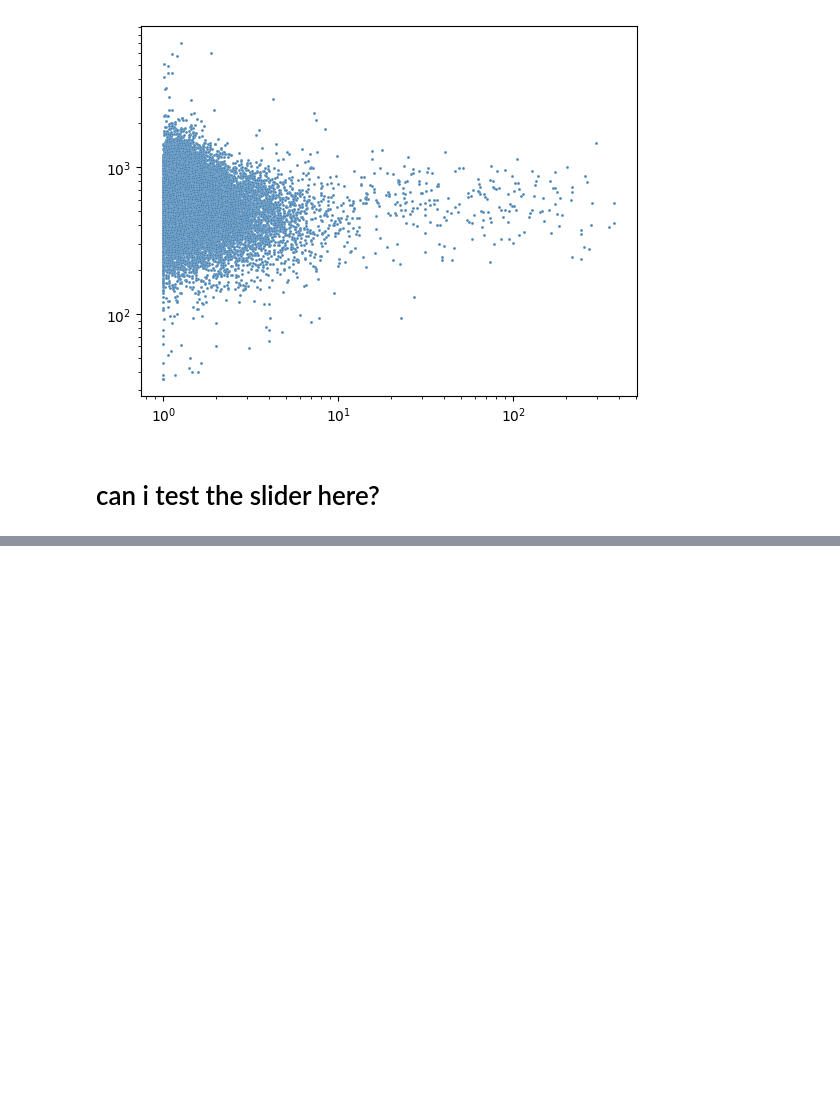
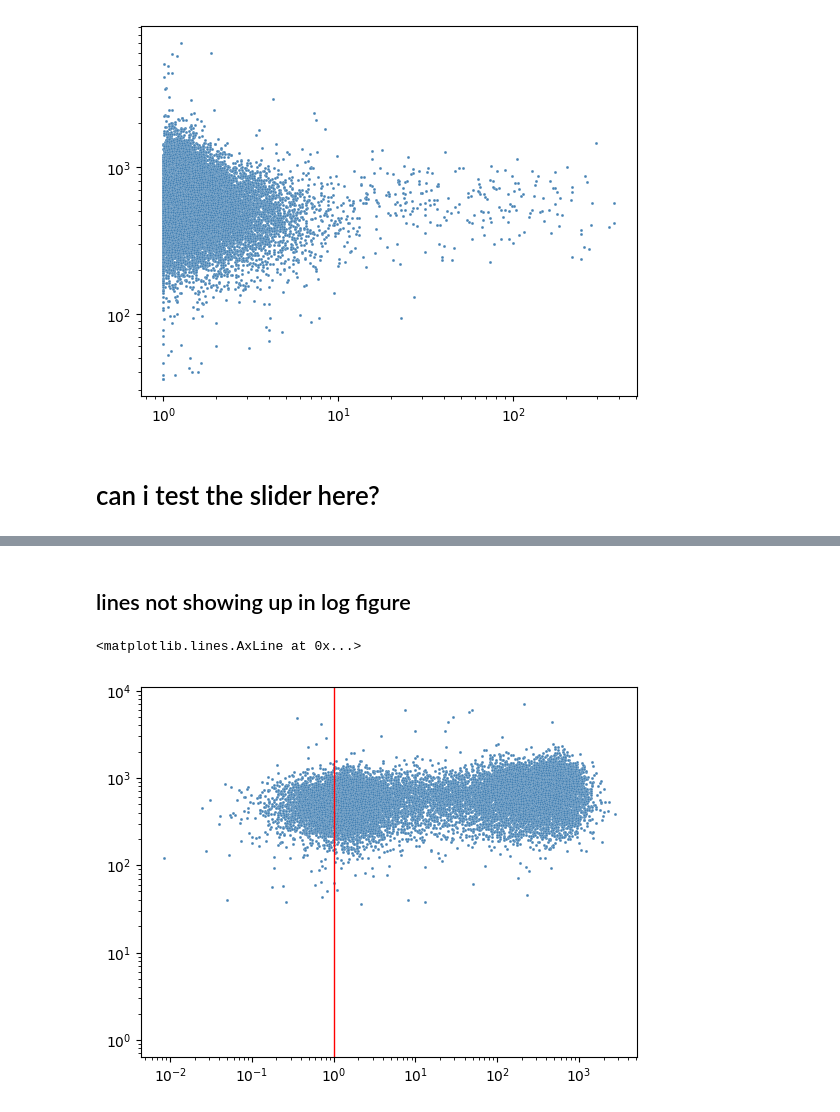
Before and after one commit to melonora/napari-cell-gater, a Jupyter notebook: testing_log_scatter.ipynb, the cells around one changed output, grey strips where cells are left out. Saved outputs shown, nothing was run; the diff lists cells and outputs as text; code cells hidden in the pictures; blank space fills up the shorter version.

```diff
--- a/testing_log_scatter.ipynb
+++ b/testing_log_scatter.ipynb
@@ -172,0 +221,19 @@ def slider_changed(self, val):
+# %% [markdown]
+## lines not showing up in log figure
+# %%
+#create axis for plotting
+fig, ax = plt.subplots()
+ax.scatter(
+    x=x_data, y=y_data,
+    color="steelblue",
+    ec="white",
+    lw=0.1, alpha=1.0,
+    s=80000 / int(df.shape[0]),
+)
+ax.set_xscale("log")
+ax.set_yscale("log")
+
+ax.axline(xy1=(1,0), xy2=(1,1), color="red", lw=1)
+# %% [output]
+<matplotlib.lines.AxLine at 0x...>
+[figure, added]
```
Also changed, not shown: parts of 5 cells of this notebook, 1 other file.
